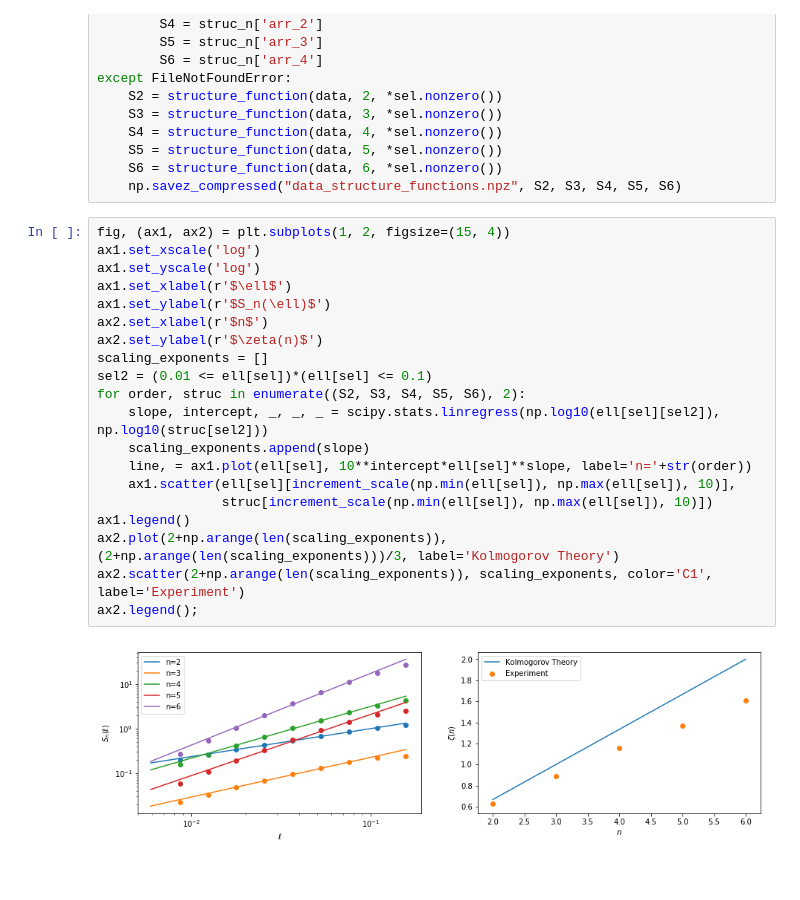
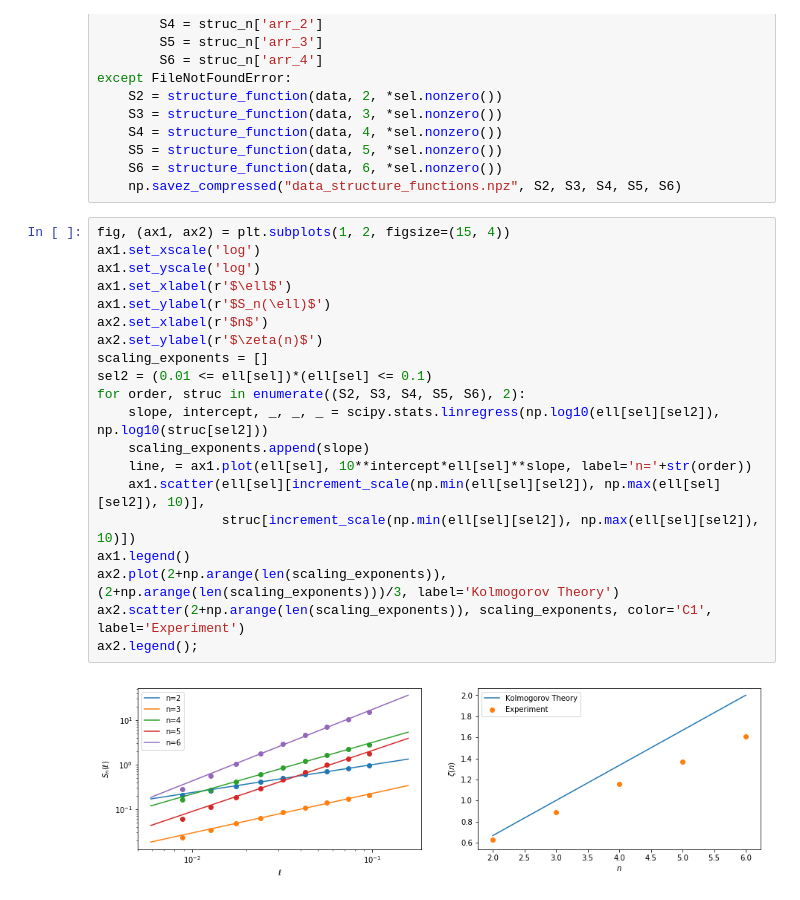
Before and after one commit to cbherbert/hotwire, a Jupyter notebook: hotwire-solution.ipynb, the cells around one changed output. Cells and saved outputs as stored; diff of their text form.

```diff
--- a/hotwire-solution.ipynb
+++ b/hotwire-solution.ipynb
@@ -392,22 +405,22 @@ except FileNotFoundError:
 # %%
 fig, (ax1, ax2) = plt.subplots(1, 2, figsize=(15, 4))
 ax1.set_xscale('log')
 ax1.set_yscale('log')
 ax1.set_xlabel(r'$\ell$')
 ax1.set_ylabel(r'$S_n(\ell)$')
 ax2.set_xlabel(r'$n$')
 ax2.set_ylabel(r'$\zeta(n)$')
 scaling_exponents = []
 sel2 = (0.01 <= ell[sel])*(ell[sel] <= 0.1)
 for order, struc in enumerate((S2, S3, S4, S5, S6), 2):
     slope, intercept, _, _, _ = scipy.stats.linregress(np.log10(ell[sel][sel2]), np.log10(struc[sel2]))
     scaling_exponents.append(slope)
     line, = ax1.plot(ell[sel], 10**intercept*ell[sel]**slope, label='n='+str(order))
-    ax1.scatter(ell[sel][increment_scale(np.min(ell[sel]), np.max(ell[sel]), 10)],
-                struc[increment_scale(np.min(ell[sel]), np.max(ell[sel]), 10)])
+    ax1.scatter(ell[sel][increment_scale(np.min(ell[sel][sel2]), np.max(ell[sel][sel2]), 10)],
+                struc[increment_scale(np.min(ell[sel][sel2]), np.max(ell[sel][sel2]), 10)])
 ax1.legend()
 ax2.plot(2+np.arange(len(scaling_exponents)), (2+np.arange(len(scaling_exponents)))/3, label='Kolmogorov Theory')
 ax2.scatter(2+np.arange(len(scaling_exponents)), scaling_exponents, color='C1', label='Experiment')
 ax2.legend();
 # %% [output]
-[figure, old version]
+[figure, new version]
```
Also changed, not shown: parts of 9 cells of this notebook.
